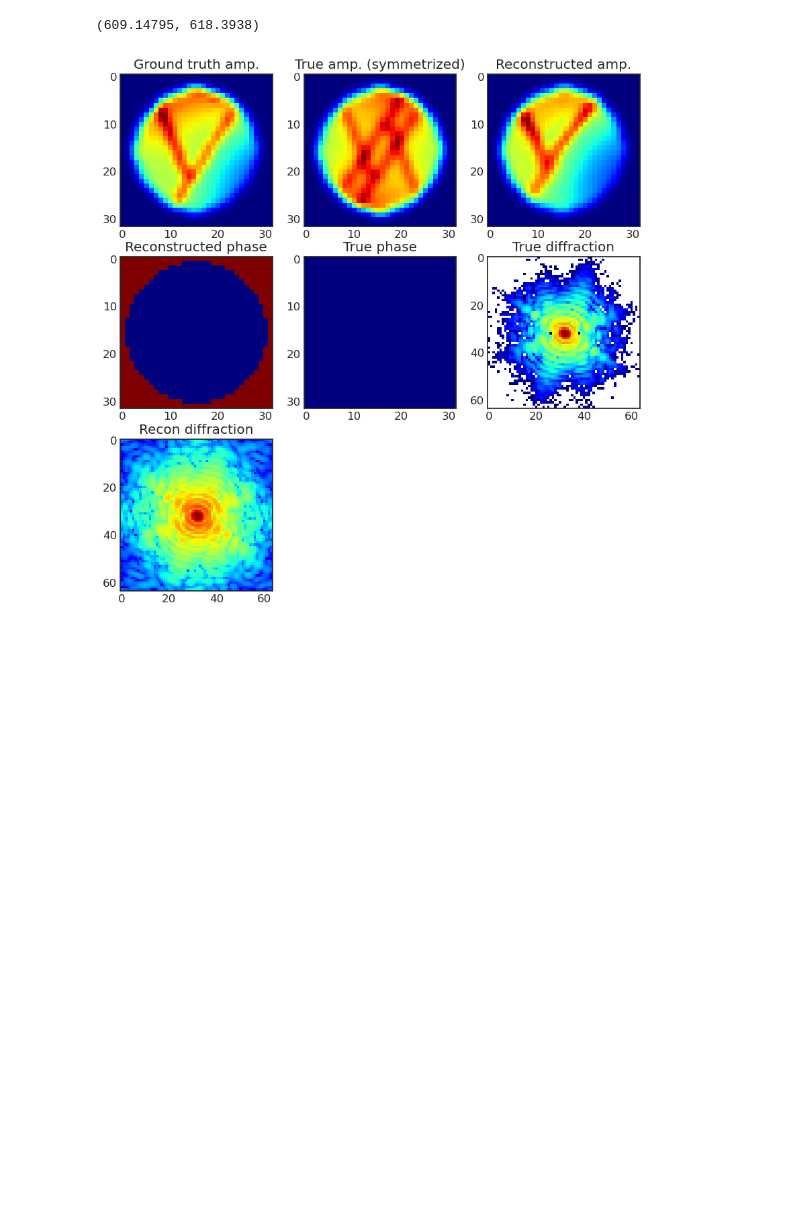
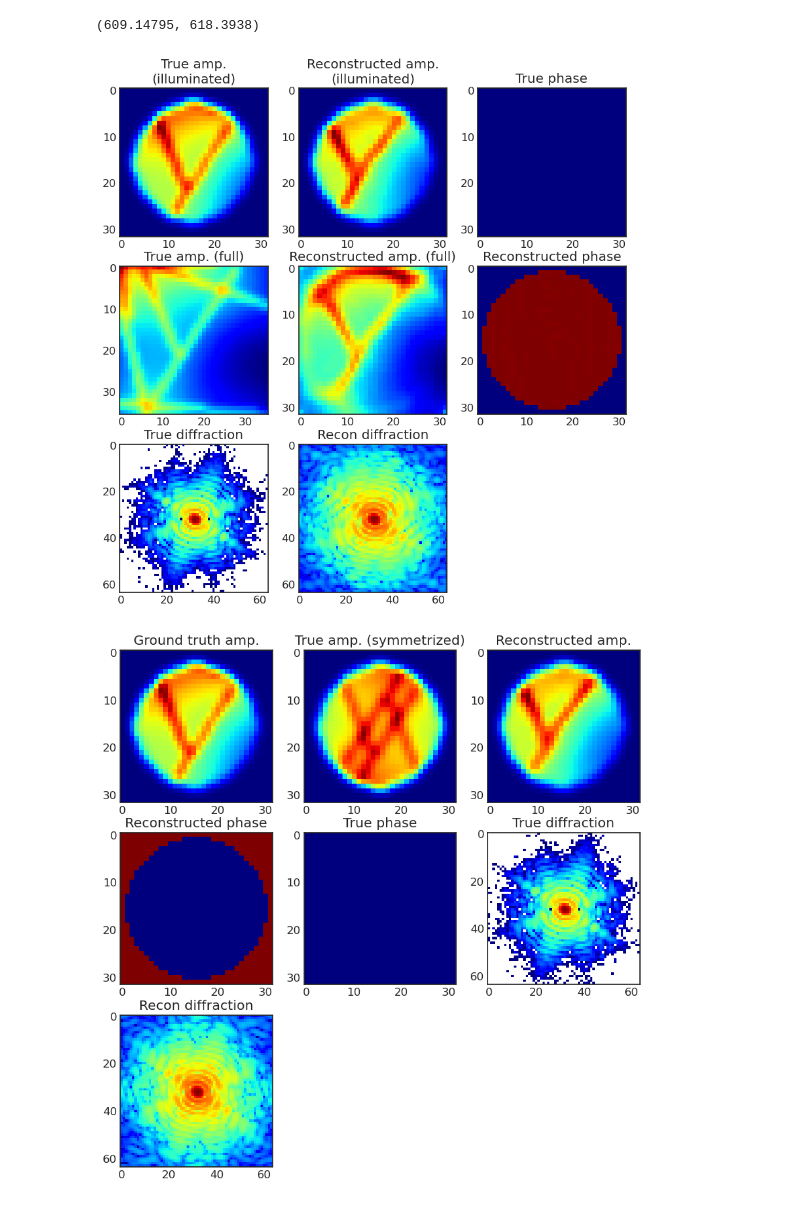
Before and after one commit to hoidn/PtychoPINN, a Jupyter notebook: tf_ptycho_autoencoder-overlap.ipynb, the cells around one changed output. Cells and saved outputs as stored; diff of their text form; code cells hidden in the pictures; blank space fills up the shorter version.

```diff
--- a/tf_ptycho_autoencoder-overlap.ipynb
+++ b/tf_ptycho_autoencoder-overlap.ipynb
@@ -313,3 +313,9 @@ reload(datasets)
 np.random.seed(1)
 Y_I_train = np.array([datasets.mk_lines_img(N + offset) for _ in range(15000)])[:, :, :, :1]
 Y_I_test = np.array([datasets.mk_lines_img(N + offset) for _ in range(5000)])[:, :, :, :1]
+
+# Normalize per set of overlapping images
+Y_I_train /= Y_I_train.max(axis = (1, 2, 3))[:, None, None, None]
+Y_I_test /= Y_I_test.max(axis = (1, 2, 3))[:, None, None, None]
+
+_Y_I_train_full, _Y_I_test_full = Y_I_train, Y_I_test
@@ -492,6 +493,8 @@ reload(hh)
 # %% [output]
 <module 'tf_helper' from '/home/ollie/mnt/sys/Documents/scratch/ptycho/tf_helper.py'>
 # %%
+plt.rcParams["figure.figsize"] = (10, 10)
+
 def get_mask(input, support_threshold):
     mask = tf.where(tf.math.abs(input) > support_threshold, tf.ones_like(input),
                     tf.zeros_like(input))
@@ -502,8 +505,6 @@ def symmetrize(arr):
 
 def symmetrize_3d(arr):
     return (arr + arr[:, ::-1, ::-1]) / 2
-
-plt.rcParams["figure.figsize"] = (10, 10)
 
 def cropshow(arr, *args, **kwargs):
     arr = arr[16:-16, 16:-16]
@@ -517,34 +518,37 @@ def summarize(i, channel = 0):
 
     aa, bb = 3, 3
     plt.subplot(aa, bb, 1)
-    plt.title('Ground truth amp.')
+    plt.title('True amp.\n(illuminated)')
     #cropshow((Y_I_test[i]), cmap = 'jet', vmin = vmin, vmax = vmax)
     cropshow((Y_I_test[i, :, :, channel]), cmap = 'jet')
 
     plt.subplot(aa, bb, 2)
-    plt.title('True amp. (symmetrized)')
-    #cropshow((np.absolute(symmetrize(Y_I_test[i]))), cmap = 'jet', vmin = vmin, vmax = vmax)
-    cropshow((np.absolute(symmetrize(Y_I_test[i, :, :, channel]))), cmap = 'jet')
-
-    plt.subplot(aa, bb, 3)
-    plt.title('Reconstructed amp.')
+    plt.title('Reconstructed amp.\n(illuminated)')
     cropshow((np.absolute(b))[i] * probe[..., None], cmap = 'jet')
 #     cropshow((np.absolute(b))[i] * probe[..., None], vmin = np.min(Y_I_test[i]),
 #              vmax = np.max(Y_I_test[i]), cmap = 'jet')
 
+    plt.subplot(aa, bb, 3)
+    plt.title('True phase')
+    cropshow(((Y_phi_test * (probe > .01)[..., None]))[i, :, :, channel], cmap = 'jet')
+
     plt.subplot(aa, bb, 4)
+    plt.title('True amp. (full)')
+    cropshow((_Y_I_test_full[i, :, :, channel]), cmap = 'jet')
+
+    plt.subplot(aa, bb, 5)
+    plt.title('Reconstructed amp. (full)')
+    cropshow((np.absolute(b))[i], cmap = 'jet')
+
+    plt.subplot(aa, bb, 6)
     plt.title('Reconstructed phase')
     cropshow((np.angle(b) * (probe > .01)[..., None])[i], cmap = 'jet')
 
-    plt.subplot(aa, bb, 5)
-    plt.title('True phase')
-    cropshow(((Y_phi_test * (probe > .01)[..., None]))[i, :, :, channel], cmap = 'jet')
-
-    plt.subplot(aa, bb, 6)
+    plt.subplot(aa, bb, 7)
     plt.title('True diffraction')
     plt.imshow(np.log(X_test)[i, :, :, channel], cmap = 'jet')
 
-    plt.subplot(aa, bb, 7)
+    plt.subplot(aa, bb, 8)
     plt.title('Recon diffraction')
     plt.imshow(np.log(a)[i, :, :, channel], cmap = 'jet')
 
@@ -836,6 +813,10 @@ i = 0
 np.sum(tf.math.abs(a[i])**2), np.sum(tf.math.abs(X_test[i])**2)
 # %% [output]
 (609.14795, 618.3938)
+# %%
+summarize(10, channel = 0)
+# %% [output]
+[figure, added]
 # %%
 summarize(10, channel = 0)
 # %% [output]
```
Also changed, not shown: parts of 7 cells of this notebook, 1 other file.
